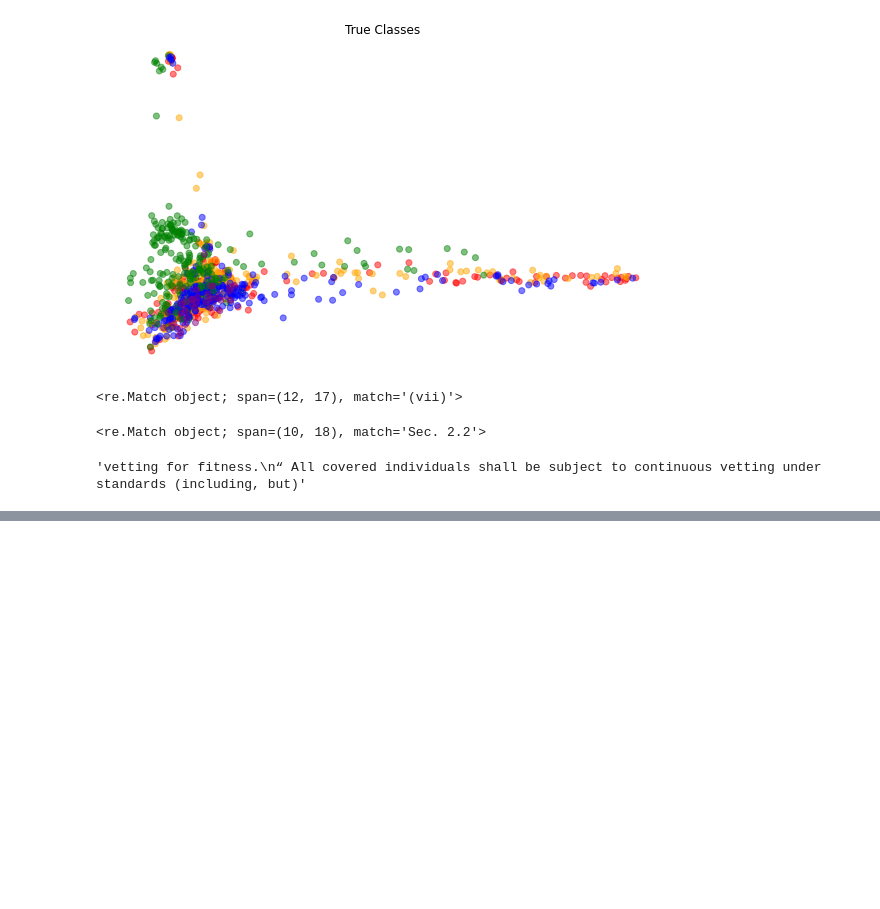
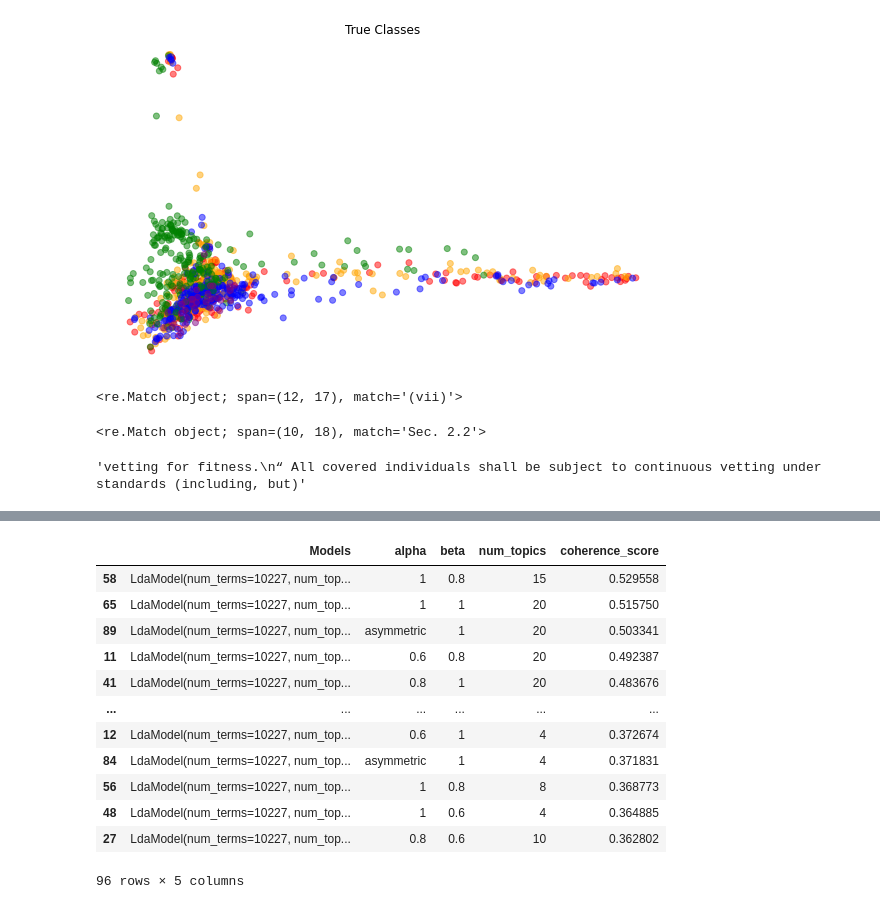
Before and after one commit to RobertoBarrosoLuque/Presidential-Rhetoric-NLP, a Jupyter notebook: exploratory_notebooks/final_proj_exploratory.ipynb, the cells around one changed output, grey strips where cells are left out. Cells and saved outputs as stored; diff of their text form; code cells hidden in the pictures; blank space fills up the shorter version.

```diff
--- a/exploratory_notebooks/final_proj_exploratory.ipynb
+++ b/exploratory_notebooks/final_proj_exploratory.ipynb
@@ -317,0 +316,22 @@ array(["\n\nTitle 3—\nThe President\n\nExecutive Order 13764 of January 17, 20
+# %%
+# Run grid serach by varying hyperparams
+params_grid = {
+     'alpha_range':[.6,.8, 1],
+     'beta_range':[.6,.8, 1],
+     'num_topics_range': [4, 6, 8, 10,15,20]}
+results_df = lda_orders.grid_search(params_grid)
+results_df
+# %% [output]
+|  | Models | alpha | beta | num_topics | coherence_score |
+| 58 | LdaModel(num_terms=10227, num_top... | 1 | 0.8 | 15 | 0.529558 |
+| 65 | LdaModel(num_terms=10227, num_top... | 1 | 1 | 20 | 0.515750 |
+| 89 | LdaModel(num_terms=10227, num_top... | asymmetric | 1 | 20 | 0.503341 |
+| 11 | LdaModel(num_terms=10227, num_top... | 0.6 | 0.8 | 20 | 0.492387 |
+| 41 | LdaModel(num_terms=10227, num_top... | 0.8 | 1 | 20 | 0.483676 |
+| ... | ... | ... | ... | ... | ... |
+| 12 | LdaModel(num_terms=10227, num_top... | 0.6 | 1 | 4 | 0.372674 |
+| 84 | LdaModel(num_terms=10227, num_top... | asymmetric | 1 | 4 | 0.371831 |
+| 56 | LdaModel(num_terms=10227, num_top... | 1 | 0.8 | 8 | 0.368773 |
+| 48 | LdaModel(num_terms=10227, num_top... | 1 | 0.6 | 4 | 0.364885 |
+| 27 | LdaModel(num_terms=10227, num_top... | 0.8 | 0.6 | 10 | 0.362802 |
+96 rows × 5 columns
```
Also changed, not shown: parts of 26 cells of this notebook.
